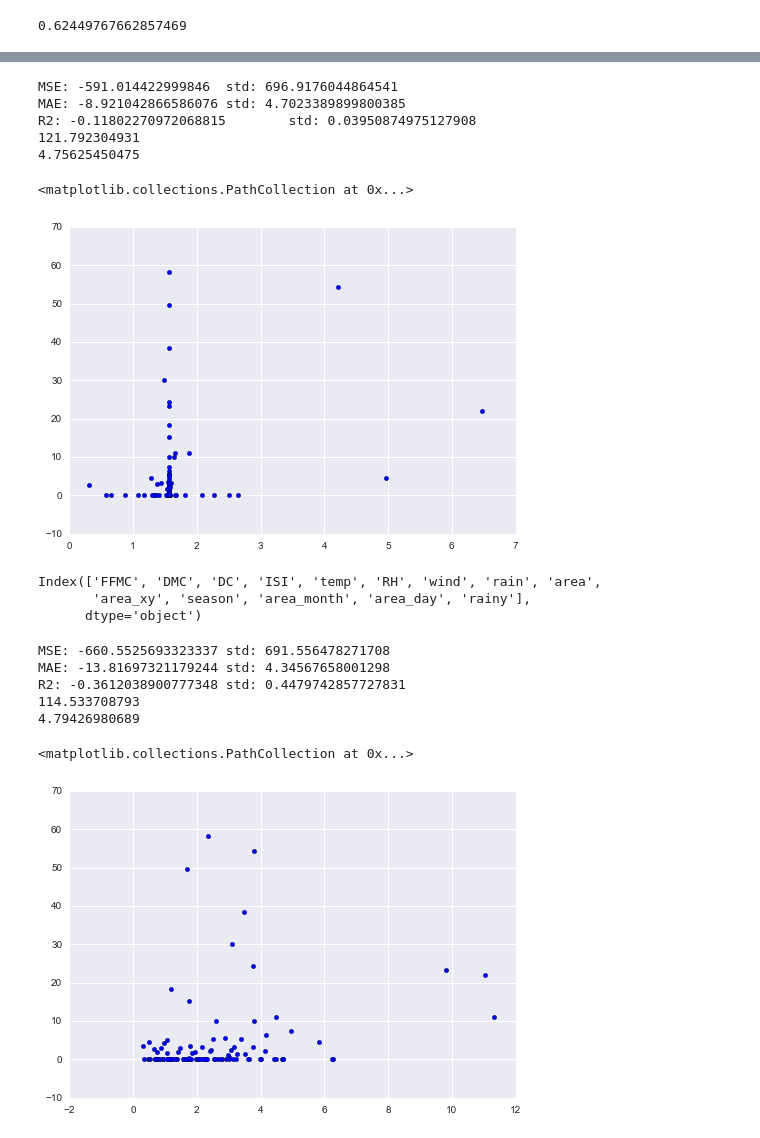
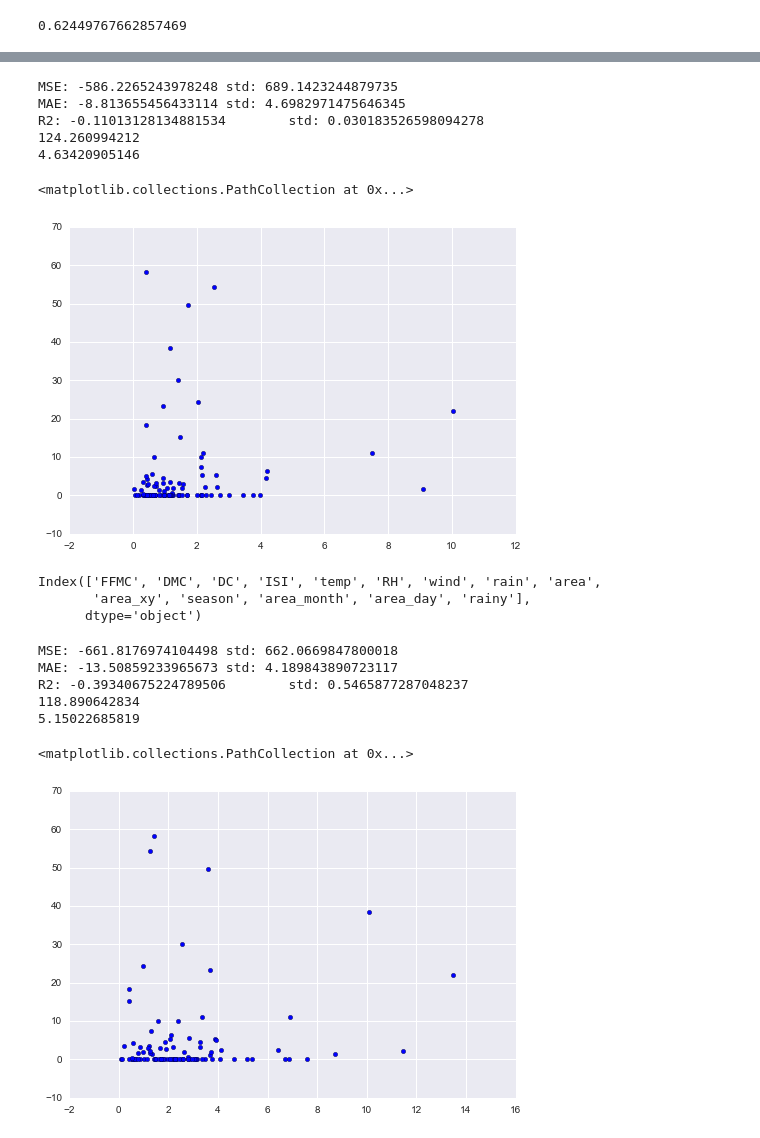
Before and after one commit to senior-sigan/ML_Competitions, a Jupyter notebook: uci_forest-fires/investigate.ipynb, the cells around one changed output, grey strips where cells are left out. Saved outputs shown, nothing was run; the diff lists cells and outputs as text; code cells hidden in the pictures.

```diff
--- a/uci_forest-fires/investigate.ipynb
+++ b/uci_forest-fires/investigate.ipynb
@@ -561,6 +560,12 @@ d.head()
 | 3 | 91.2 | 48.3 | 97.8 | 12.5 | 14.6 | 26 | 9.4 | 0.0 | 2.53 | 6.108542 | True | ... |
 | 4 | 91.2 | 48.3 | 97.8 | 12.5 | 11.7 | 33 | 4.0 | 0.0 | 8.31 | 6.108542 | True | ... |
 # %%
-X = d.drop(['area'], axis=1)
+from sklearn.model_selection import train_test_split
+from sklearn.preprocessing import MinMaxScaler, StandardScaler
+
+scaler = MinMaxScaler()
+col = d.drop(['area'], axis=1).columns
+X = scaler.fit_transform(d.drop(['area'], axis=1))
+X = pd.DataFrame(X, index=d.index, columns=col)
 y = d['area']
 X_train, X_test, y_train, y_test = train_test_split(X, y, test_size = 0.2, random_state = 42)
@@ -657,13 +677,13 @@ print(mean_squared_error(pred, y_test))
 print(mean_absolute_error(pred, y_test))
 plt.scatter(x=pred, y=y_test)
 # %% [output]
-MSE: -591.014422999846  std: 696.9176044864541
-MAE: -8.921042866586076 std: 4.7023389899800385
-R2: -0.11802270972068815        std: 0.03950874975127908
-121.792304931
-4.75625450475
+MSE: -586.2265243978248 std: 689.1423244879735
+MAE: -8.813655456433114 std: 4.6982971475646345
+R2: -0.11013128134881534        std: 0.030183526598094278
+124.260994212
+4.63420905146
 <matplotlib.collections.PathCollection at 0x...>
-[figure, old version]
+[figure, new version]
 # %%
 d.columns
 # %% [output]
@@ -671,24 +691,24 @@ Index(['FFMC', 'DMC', 'DC', 'ISI', 'temp', 'RH', 'wind', 'rain', 'area',
        'area_xy', 'season', 'area_month', 'area_day', 'rainy'],
       dtype='object')
 # %%
-best_features = ['temp', 'wind', 'area_month', 'rainy']
+best_features = ['temp', 'wind', 'area_month', 'RH', 'rain']
 from sklearn.preprocessing import PolynomialFeatures
 
-reg = BaggingRegressor(base_estimator=RandomForestRegressor(), n_estimators=10, random_state=42)
+reg = BaggingRegressor(base_estimator=KNeighborsRegressor(p=3,leaf_size=60), n_estimators=10, random_state=42)
 poly = PolynomialFeatures(degree=2)
 score(reg, poly.fit_transform(X_train[best_features]), y_train)
 
 reg.fit(poly.fit_transform(X_train[best_features]), np.log(y_train+1))
 
 pred = np.power(np.e, reg.predict(poly.fit_transform(X_test[best_features]))) - 1
 print(mean_squared_error(pred, y_test))
 print(mean_absolute_error(pred, y_test))
 plt.scatter(x=pred, y=y_test)
 # %% [output]
-MSE: -660.5525693323337 std: 691.556478271708
-MAE: -13.81697321179244 std: 4.34567658001298
-R2: -0.3612038900777348 std: 0.4479742857727831
-114.533708793
-4.79426980689
+MSE: -661.8176974104498 std: 662.0669847800018
+MAE: -13.50859233965673 std: 4.189843890723117
+R2: -0.39340675224789506        std: 0.5465877287048237
+118.890642834
+5.15022685819
 <matplotlib.collections.PathCollection at 0x...>
-[figure, old version]
+[figure, new version]
```
Also changed, not shown: parts of 7 cells of this notebook, 2 other files.
